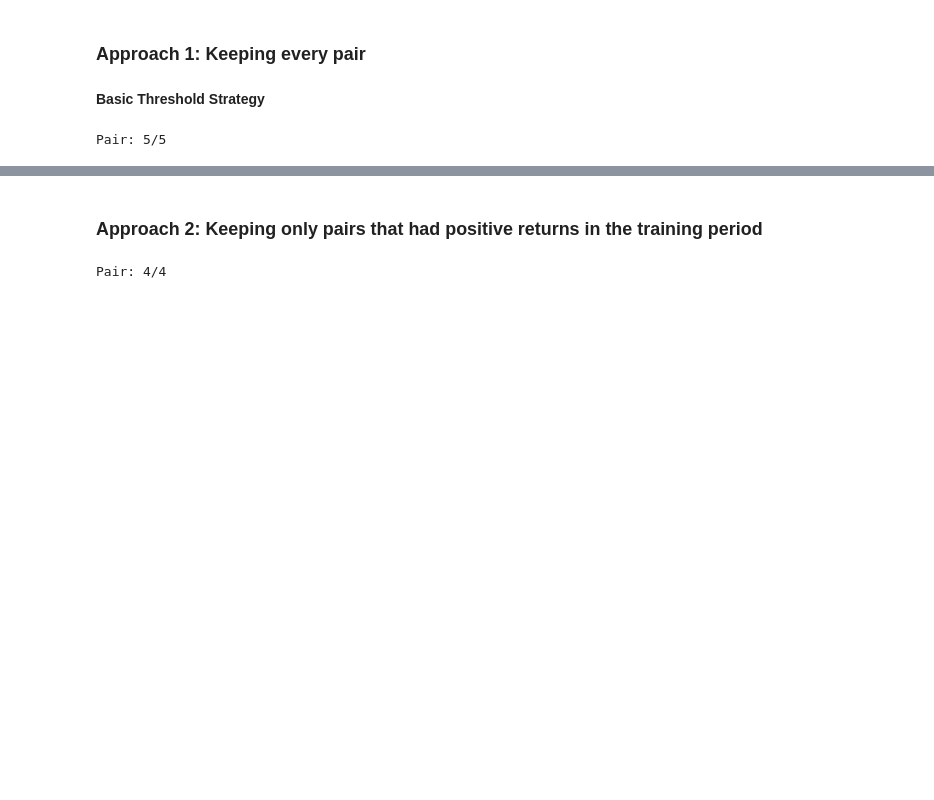
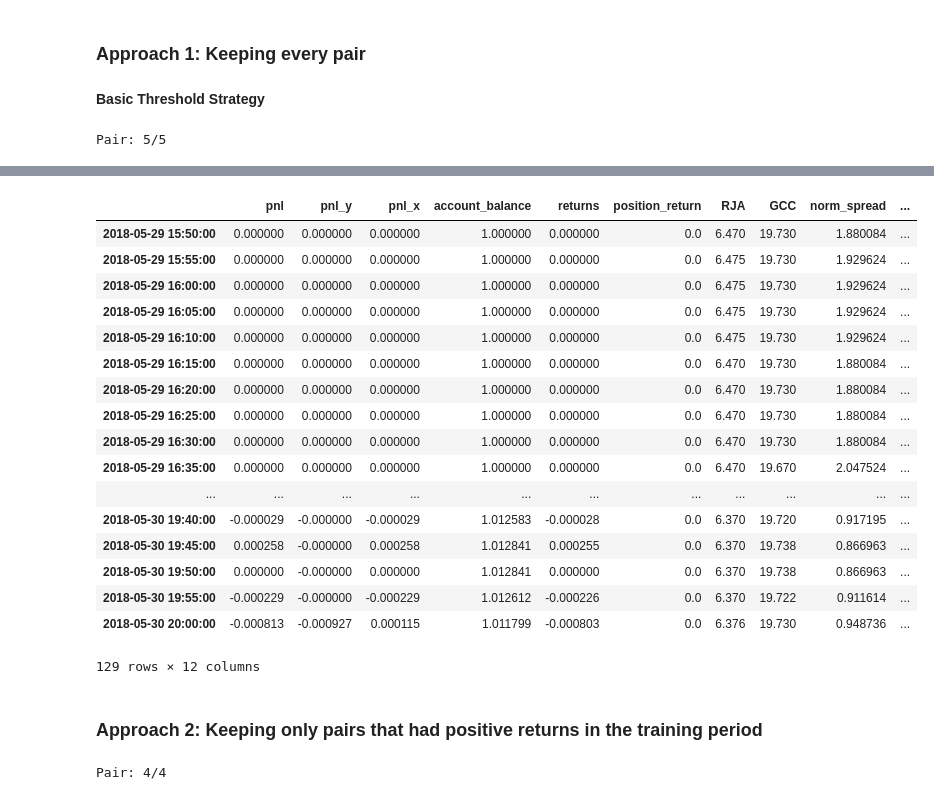
Before and after one commit to simaomsarmento/PairsTrading, a Jupyter notebook: PairsTrading_CommodityETFs-Benchmark-FixedBeta_2009_2019.ipynb, the cells around one changed output, grey strips where cells are left out. Saved outputs shown, nothing was run; the diff lists cells and outputs as text; code cells hidden in the pictures; blank space fills up the shorter version.

```diff
--- a/PairsTrading_CommodityETFs-Benchmark-FixedBeta_2009_2019.ipynb
+++ b/PairsTrading_CommodityETFs-Benchmark-FixedBeta_2009_2019.ipynb
@@ -258,3 +255,24 @@ cum_returns_threshold_test_w_costs
+# %%
+performance_threshold_test[2][1]['2018-05-29 15:50:00':'2018-05-30']#[performance_threshold_test[2][1].position_during_day!=0]
+# %% [output]
+|  | pnl | pnl_y | pnl_x | account_balance | returns | position_return | RJA | GCC | norm_spread | ... |
+| 2018-05-29 15:50:00 | 0.000000 | 0.000000 | 0.000000 | 1.000000 | 0.000000 | 0.0 | 6.470 | 19.730 | 1.880084 | ... |
+| 2018-05-29 15:55:00 | 0.000000 | 0.000000 | 0.000000 | 1.000000 | 0.000000 | 0.0 | 6.475 | 19.730 | 1.929624 | ... |
+| 2018-05-29 16:00:00 | 0.000000 | 0.000000 | 0.000000 | 1.000000 | 0.000000 | 0.0 | 6.475 | 19.730 | 1.929624 | ... |
+| 2018-05-29 16:05:00 | 0.000000 | 0.000000 | 0.000000 | 1.000000 | 0.000000 | 0.0 | 6.475 | 19.730 | 1.929624 | ... |
+| 2018-05-29 16:10:00 | 0.000000 | 0.000000 | 0.000000 | 1.000000 | 0.000000 | 0.0 | 6.475 | 19.730 | 1.929624 | ... |
+| 2018-05-29 16:15:00 | 0.000000 | 0.000000 | 0.000000 | 1.000000 | 0.000000 | 0.0 | 6.470 | 19.730 | 1.880084 | ... |
+| 2018-05-29 16:20:00 | 0.000000 | 0.000000 | 0.000000 | 1.000000 | 0.000000 | 0.0 | 6.470 | 19.730 | 1.880084 | ... |
+| 2018-05-29 16:25:00 | 0.000000 | 0.000000 | 0.000000 | 1.000000 | 0.000000 | 0.0 | 6.470 | 19.730 | 1.880084 | ... |
+| 2018-05-29 16:30:00 | 0.000000 | 0.000000 | 0.000000 | 1.000000 | 0.000000 | 0.0 | 6.470 | 19.730 | 1.880084 | ... |
+| 2018-05-29 16:35:00 | 0.000000 | 0.000000 | 0.000000 | 1.000000 | 0.000000 | 0.0 | 6.470 | 19.670 | 2.047524 | ... |
+| ... | ... | ... | ... | ... | ... | ... | ... | ... | ... | ... |
+| 2018-05-30 19:40:00 | -0.000029 | -0.000000 | -0.000029 | 1.012583 | -0.000028 | 0.0 | 6.370 | 19.720 | 0.917195 | ... |
+| 2018-05-30 19:45:00 | 0.000258 | -0.000000 | 0.000258 | 1.012841 | 0.000255 | 0.0 | 6.370 | 19.738 | 0.866963 | ... |
+| 2018-05-30 19:50:00 | 0.000000 | -0.000000 | 0.000000 | 1.012841 | 0.000000 | 0.0 | 6.370 | 19.738 | 0.866963 | ... |
+| 2018-05-30 19:55:00 | -0.000229 | -0.000000 | -0.000229 | 1.012612 | -0.000226 | 0.0 | 6.370 | 19.722 | 0.911614 | ... |
+| 2018-05-30 20:00:00 | -0.000813 | -0.000927 | 0.000115 | 1.011799 | -0.000803 | 0.0 | 6.376 | 19.730 | 0.948736 | ... |
+129 rows × 12 columns
 # %% [markdown]
 ### Approach 2: Keeping only pairs that had positive returns in the training period
 # %%
```
Also changed, not shown: parts of 11 cells of this notebook, 2 other files.
